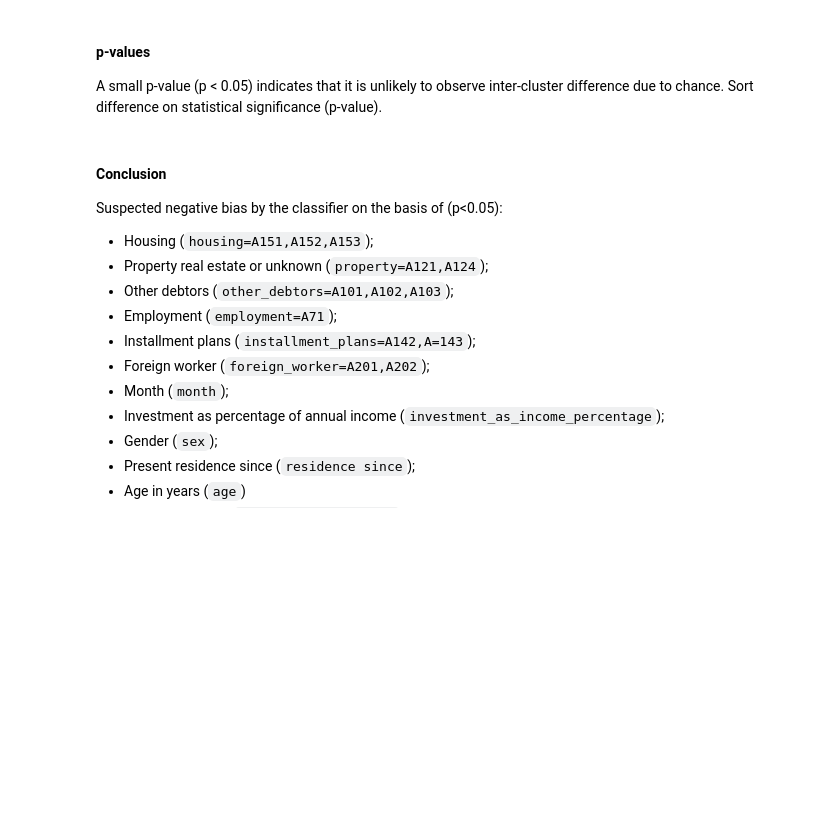
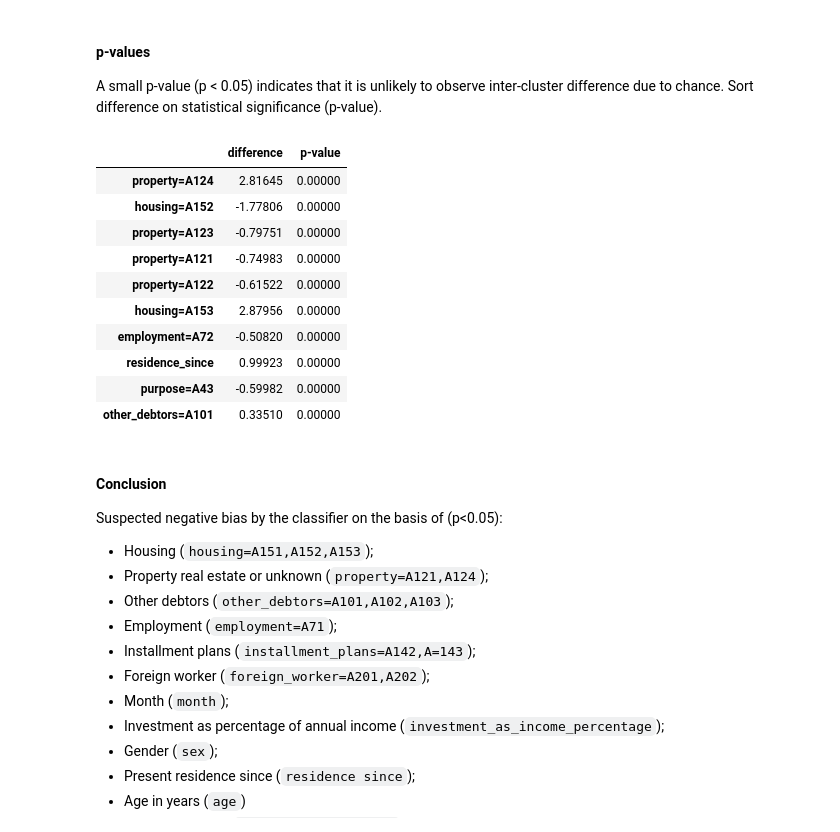
Before and after one commit to NGO-Algorithm-Audit/unsupervised-bias-detection, a Jupyter notebook: HBAC_scan/HBAC_loan_approval_classifier.ipynb, the cells around one changed output. Drawn from its saved outputs; the diff is of its cells as text; code cells hidden in the pictures; blank space fills up the shorter version.

```diff
--- a/HBAC_scan/HBAC_loan_approval_classifier.ipynb
+++ b/HBAC_scan/HBAC_loan_approval_classifier.ipynb
@@ -186,10 +300,22 @@ A small p-value (p < 0.05) indicates that it is unlikely to observe inter-cluste
 # %%
 pd.set_option('display.float_format', lambda x: '%.5f' % x)
 pd.set_option("display.max_rows", None, "display.max_columns", None)
 cluster_analysis_df = pd.DataFrame([diff_dict, welch_dict]).T
 cluster_analysis_df.columns = ['difference','p-value']
 cluster_analysis_df = cluster_analysis_df.sort_values('p-value')
-cluster_analysis_df
+cluster_analysis_df.head(10)
+# %% [output]
+|  | difference | p-value |
+| property=A124 | 2.81645 | 0.00000 |
+| housing=A152 | -1.77806 | 0.00000 |
+| property=A123 | -0.79751 | 0.00000 |
+| property=A121 | -0.74983 | 0.00000 |
+| property=A122 | -0.61522 | 0.00000 |
+| housing=A153 | 2.87956 | 0.00000 |
+| employment=A72 | -0.50820 | 0.00000 |
+| residence_since | 0.99923 | 0.00000 |
+| purpose=A43 | -0.59982 | 0.00000 |
+| other_debtors=A101 | 0.33510 | 0.00000 |
 # %% [markdown]
 #### Conclusion
 Suspected negative bias by the classifier on the basis of (p<0.05):
```
Also changed, not shown: parts of 13 cells of this notebook, 1 other file.
